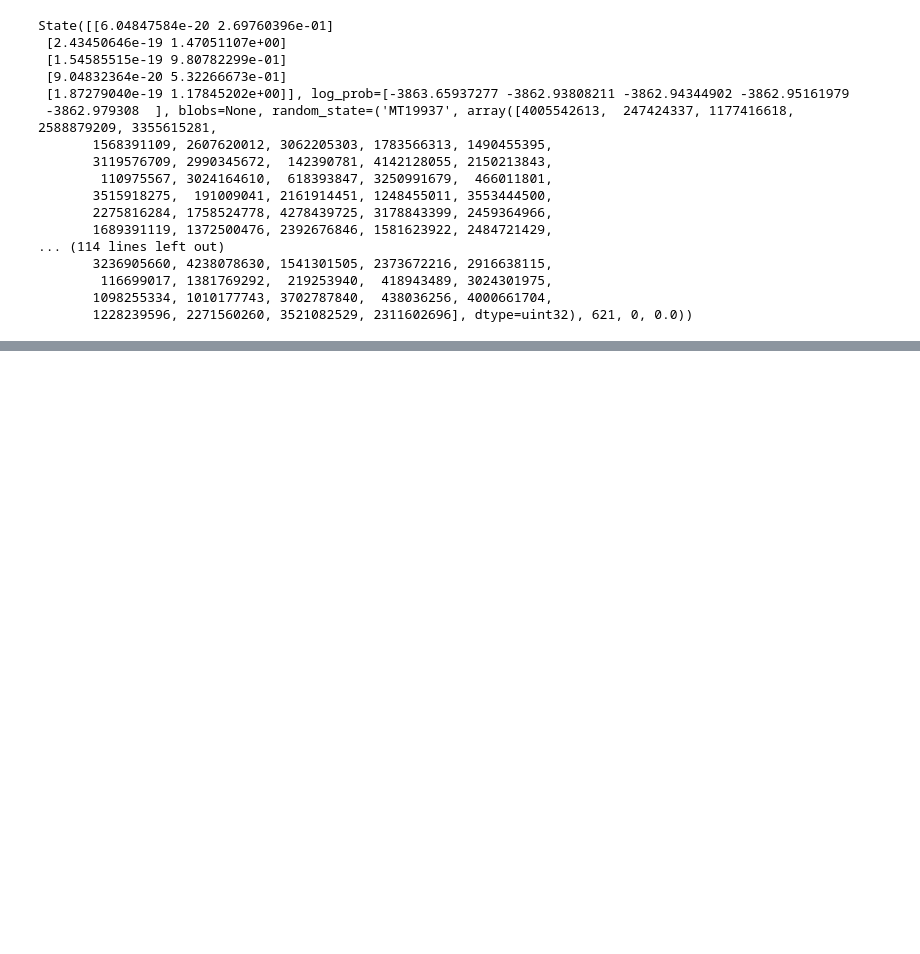
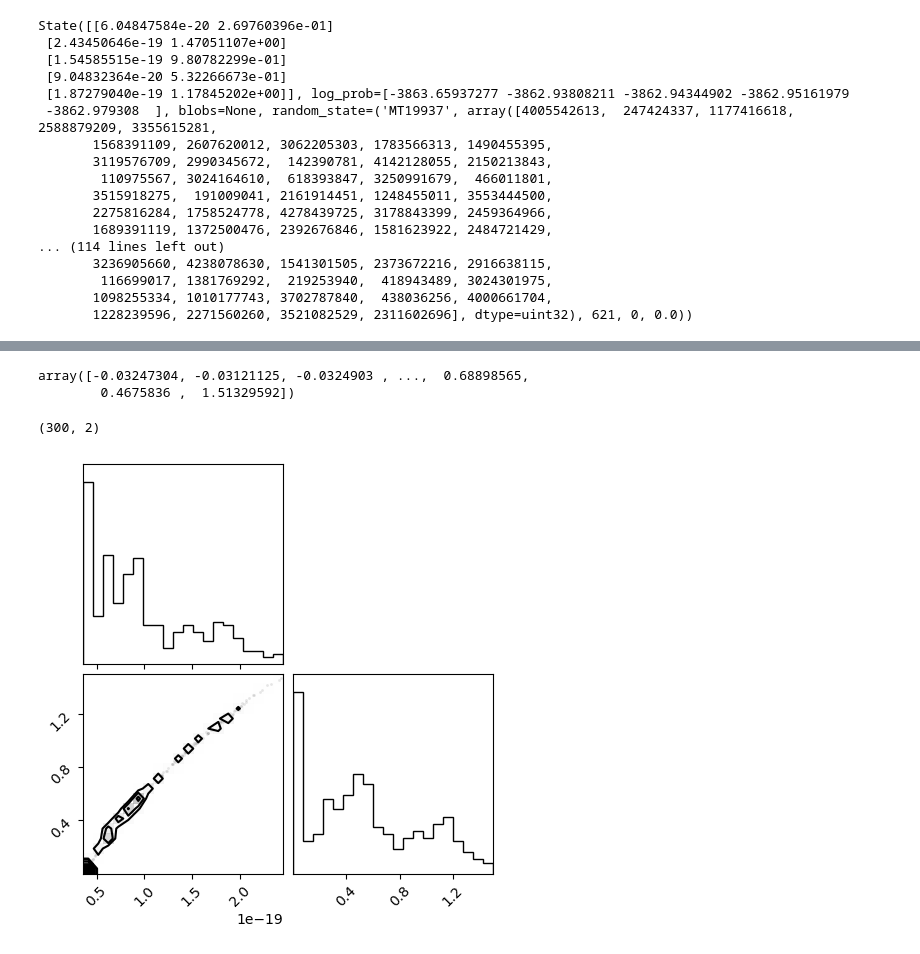
Before and after one commit to kpardo/thermo-idm, a Jupyter notebook: mcmc_2_param.ipynb, the cells around one changed output, grey strips where cells are left out. Drawn from its saved outputs; the diff is of its cells as text; code cells hidden in the pictures; blank space fills up the shorter version.

```diff
--- a/mcmc_2_param.ipynb
+++ b/mcmc_2_param.ipynb
@@ -166,0 +172,14 @@ array([-0.03247304, -0.03121125, -0.0324903 , ...,  0.68898565,
+# %%
+samples[:,1]
+# %% [output]
+array([-0.03247304, -0.03121125, -0.0324903 , ...,  0.68898565,
+        0.4675836 ,  1.51329592])
+# %%
+flat_samples = sampler.get_chain(discard=100, thin=15, flat=True)
+print(flat_samples.shape)
+# %% [output]
+(300, 2)
+# %%
+fig = corner.corner(flat_samples) #LOL this is so bad
+# %% [output]
+[figure, added]
```
Also changed, not shown: parts of 23 cells of this notebook.
